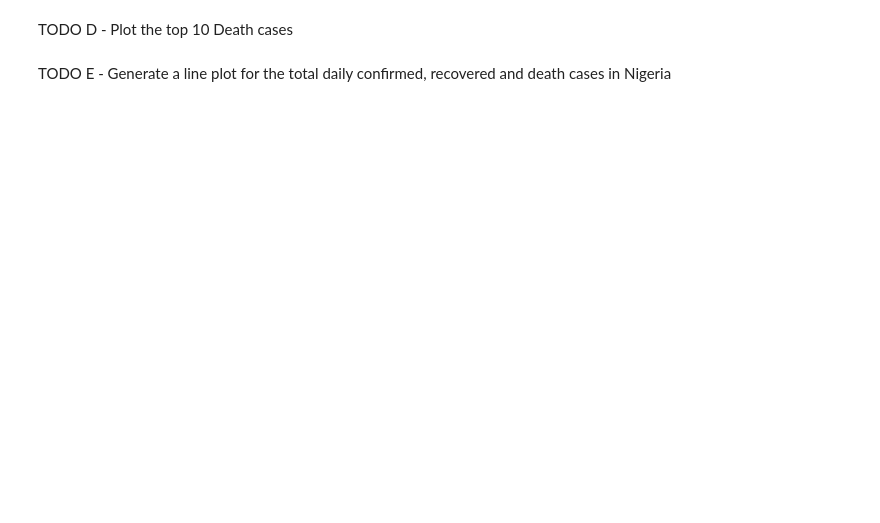
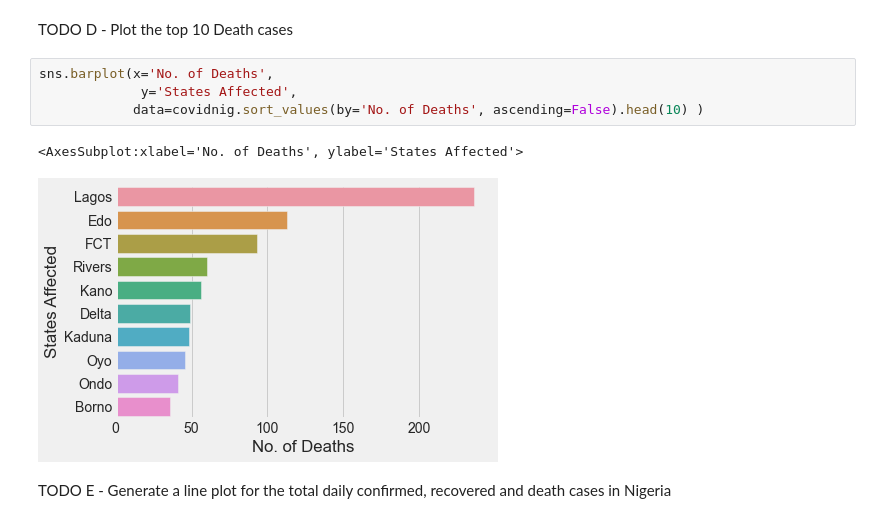
Before and after one commit to geoafrikana/Nigeria-COVID-19-Data-Analysis-Using-Python, a Jupyter notebook: covidproject.ipynb, the cells around one changed output. Saved outputs shown, nothing was run; the diff lists cells and outputs as text; blank space fills up the shorter version.

```diff
--- a/covidproject.ipynb
+++ b/covidproject.ipynb
@@ -378,4 +527,11 @@ TODO B - Generate a plot that shows the Top 10 states in terms of Discharged Cov
 # %% [markdown]
 TODO D - Plot the top 10 Death cases
+# %%
+sns.barplot(x='No. of Deaths',
+             y='States Affected',
+            data=covidnig.sort_values(by='No. of Deaths', ascending=False).head(10) )
+# %% [output]
+<AxesSubplot:xlabel='No. of Deaths', ylabel='States Affected'>
+[figure, added]
 # %% [markdown]
 TODO E - Generate a line plot for the total daily confirmed, recovered and death cases in Nigeria
```
Also changed, not shown: parts of 41 cells of this notebook, 32 other files.
